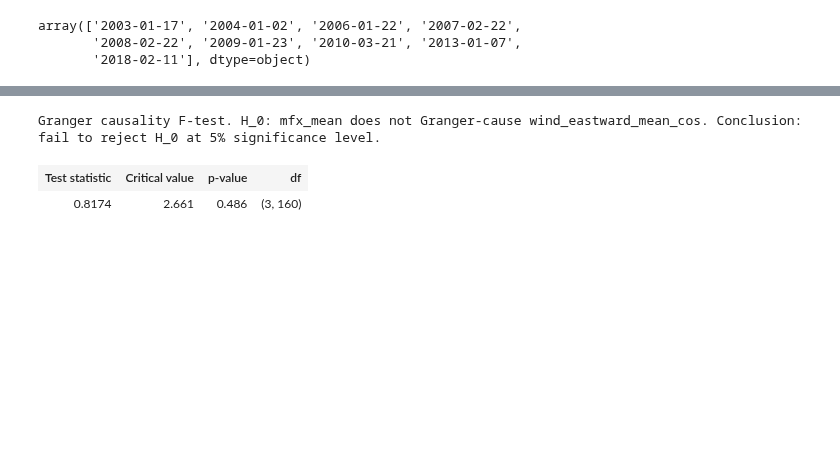
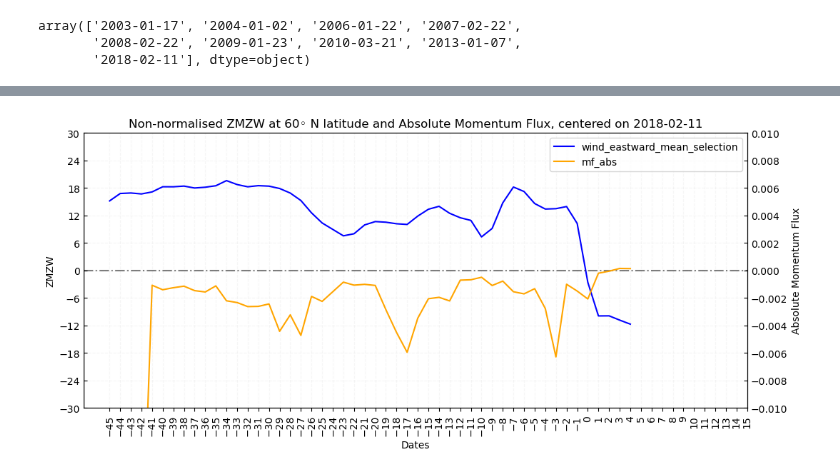
Before and after one commit to jonyjesus18/final-year-proj, a Jupyter notebook: var_zmzw_gw.ipynb, the cells around one changed output, grey strips where cells are left out. Saved outputs shown, nothing was run; the diff lists cells and outputs as text; code cells hidden in the pictures; blank space fills up the shorter version.

```diff
--- a/var_zmzw_gw.ipynb
+++ b/var_zmzw_gw.ipynb
@@ -301,8 +185,60 @@ mfx_mean                               -0.011919  1.000000
-# %%
-granger_causality_test = model_fit.test_causality('wind_eastward_mean_cos', [var], kind='f')
-
-granger_causality_test.summary()
-# %% [output]
-Granger causality F-test. H_0: mfx_mean does not Granger-cause wind_eastward_mean_cos. Conclusion: fail to reject H_0 at 5% significance level.
-| Test statistic | Critical value | p-value | df |
-| 0.8174 | 2.661 | 0.486 | (3, 160) |
+# %%
+# =================================================================================================
+# Plot normalized absolute Momemtum flux and ZMZW with Matplotlib
+# =================================================================================================
+df_all = df_all[df_all['t_delta'] < 5]
+
+df = df_all
+date = '2018-02-11'
+df = df[df['central_date'] == date]
+# df['mfx_mean_zscore'] = df['mfx_mean'].diff()
+# df['wind_eastward_mean_cos_zscore'] = df['mfx_mean'].diff()
+# %%
+
+
+import matplotlib.pyplot as plt
+
+# Plot the data
+fig, ax1 = plt.subplots(figsize=(12, 5))
+
+line1, = ax1.plot(df['t_delta'], df['wind_eastward_mean_cos'], color='blue', label='wind_eastward_mean_selection')
+ax1.set_xlabel('Dates', color='black')
+ax1.set_ylabel('ZMZW', color='black')
+ax1.tick_params(axis='y', labelcolor='black', which='both', direction='in')
+ax1.set_ylim([-30, 30])
+# ax1.set_ylim([-0.01, 0.01])
+
+ax1.grid(axis='both', which='both', linestyle='--', alpha=0.1)
+
+ax2 = ax1.twinx()
+
+line2, = ax2.plot(df['t_delta'], df['mfx_mean'], color='orange', label='mf_abs')
+ax2.set_ylabel('Absolute Momentum Flux', color='black')
+ax2.tick_params(axis='y', labelcolor='black', which='both', direction='in')
+# ax2.set_ylim([-0.01, 0.01])
+ax2.set_ylim([-0.01, 0.01])
+
+
+# add line on y = 0
+ax1.axhline(y=0, color='black', linestyle='dashdot', alpha=0.5)
+# Increase tick frequency on the x-axis
+# set x axis ticks to be every 2nd value
+plt.xticks(np.linspace(-45,15,61), rotation = 90)
+# rotate x ticks
+plt.setp(ax1.xaxis.get_majorticklabels(), rotation=90)
+
+# Increase tick frequency on the y-axis
+ax1.yaxis.set_major_locator(plt.MaxNLocator(10))
+ax2.yaxis.set_major_locator(plt.MaxNLocator(10))
+
+# Add title and legend
+# plt.title(f'Normalized (z-score) ZMZW at 60◦ N latitude and Absolute Momentum Flux, centered on {date}')
+plt.title(f'Non-normalised ZMZW at 60◦ N latitude and Absolute Momentum Flux, centered on {date}')
+
+lines = [line1, line2]
+labels = [l.get_label() for l in lines]
+plt.legend(lines, labels, loc='upper right')
+
+plt.show()
+# %% [output]
+[figure, added]
```
Also changed, not shown: parts of 9 cells of this notebook, 7 other files.
